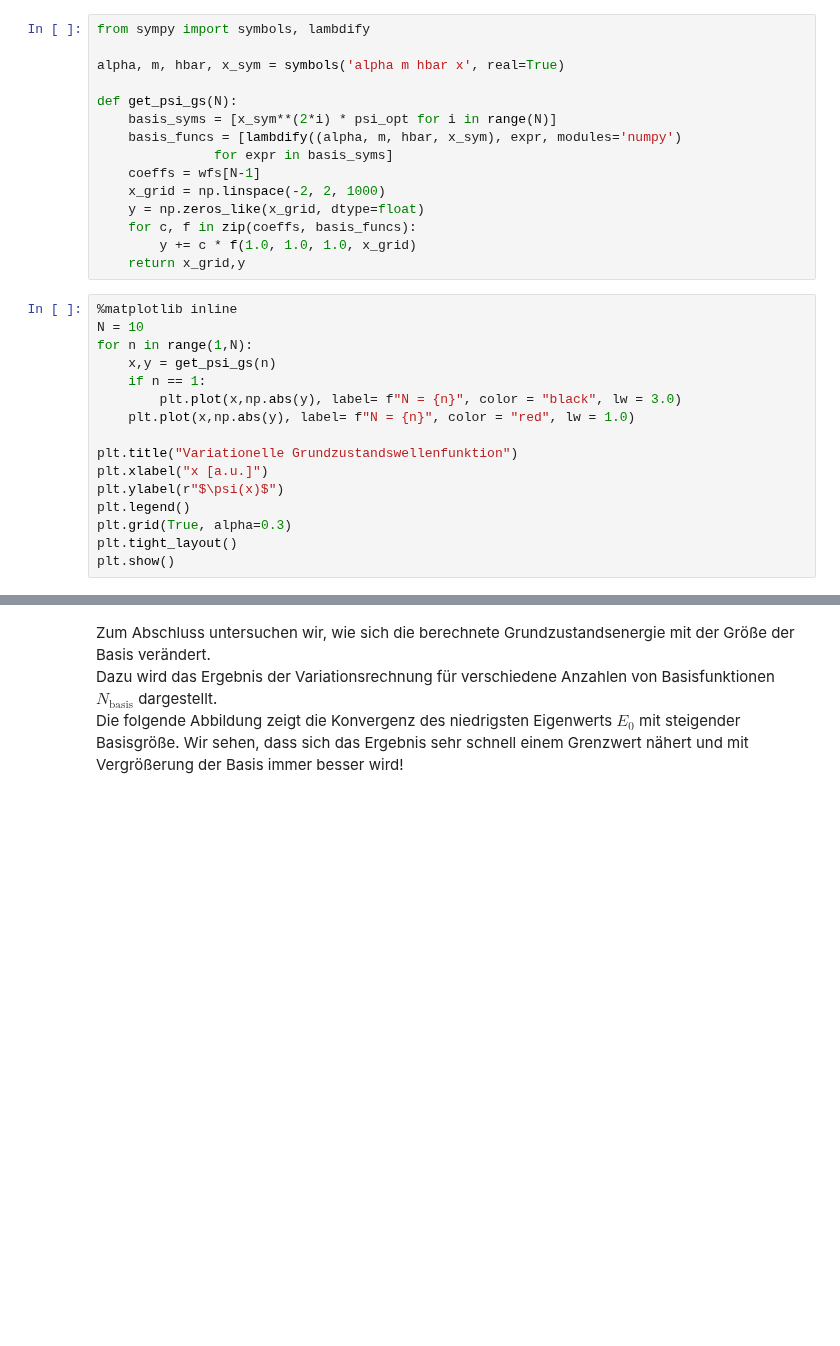
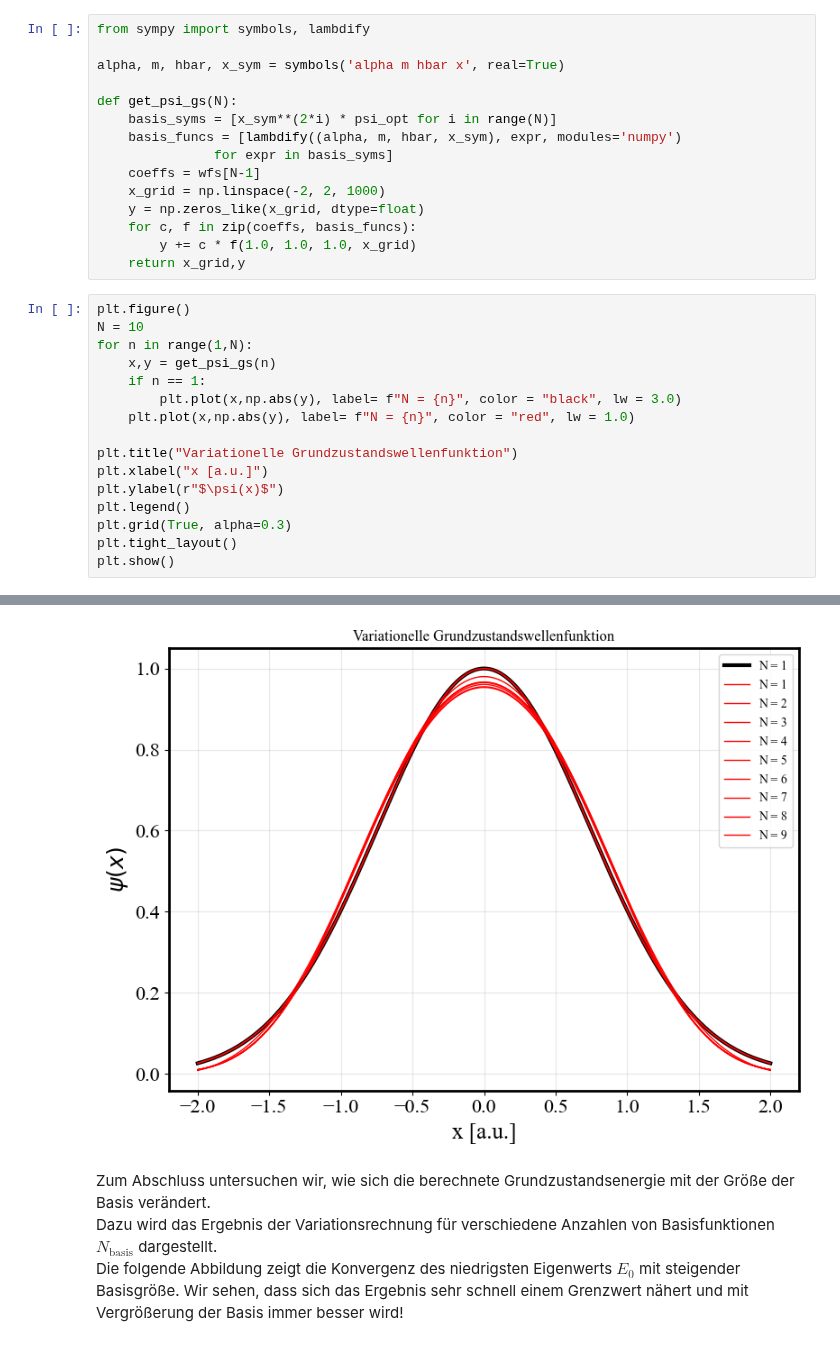
Before and after one commit to rolandmitric/quantum_chemistry_2025, a Jupyter notebook: variational_principle.ipynb, the cells around one changed output, grey strips where cells are left out. Saved outputs shown, nothing was run; the diff lists cells and outputs as text; blank space fills up the shorter version.

```diff
--- a/variational_principle.ipynb
+++ b/variational_principle.ipynb
@@ -779,7 +776,7 @@ def get_psi_gs(N):
         y += c * f(1.0, 1.0, 1.0, x_grid)
     return x_grid,y
 # %%
-%matplotlib inline
+plt.figure()
 N = 10
 for n in range(1,N):
     x,y = get_psi_gs(n)
@@ -806,3 +795,4 @@ plt.show()
+[figure, added]
 # %% [markdown]
 Zum Abschluss untersuchen wir, wie sich die berechnete Grundzustandsenergie mit der Größe der Basis verändert.
 Dazu wird das Ergebnis der Variationsrechnung für verschiedene Anzahlen von Basisfunktionen $N_{\text{basis}}$ dargestellt.
```
Also changed, not shown: parts of 8 cells of this notebook, 3 other files.
